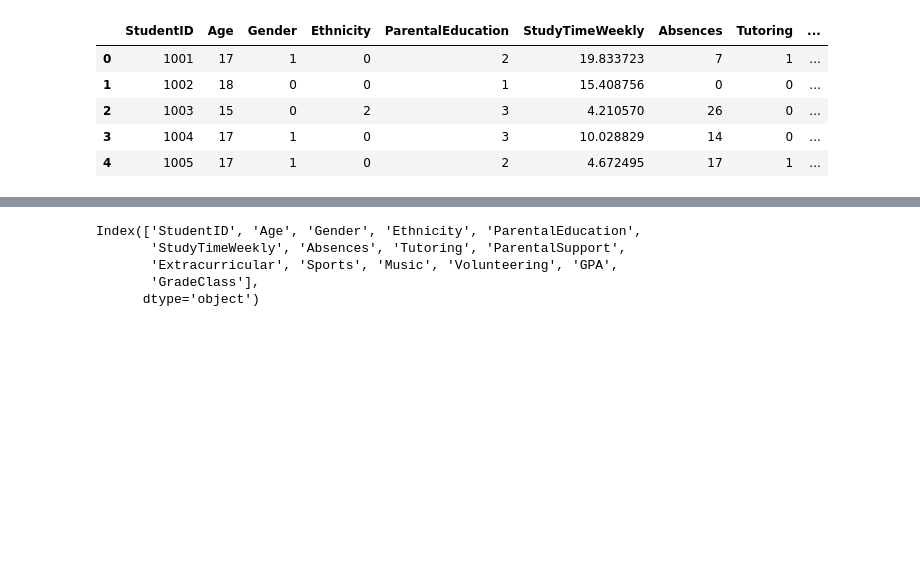
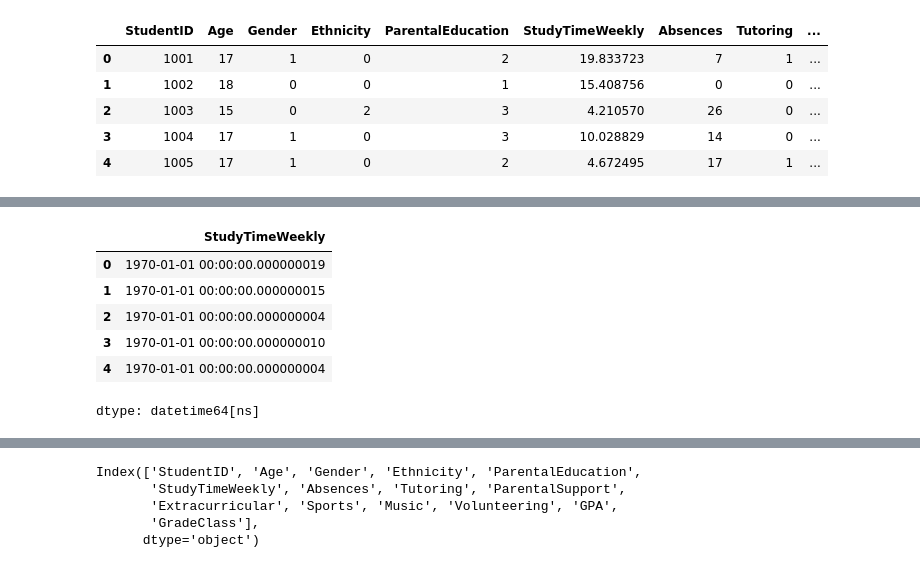
Before and after one commit to rebeca07-pedrozo/Python_ciencia_de_datos, a Jupyter notebook: Students_Performance_Data_.ipynb, the cells around one changed output, grey strips where cells are left out. Saved outputs shown, nothing was run; the diff lists cells and outputs as text; code cells hidden in the pictures; blank space fills up the shorter version.

```diff
--- a/Students_Performance_Data_.ipynb
+++ b/Students_Performance_Data_.ipynb
@@ -46,3 +87,13 @@ datos.head()
+# %%
+datos['StudyTimeWeekly'].head()
+# %% [output]
+|  | StudyTimeWeekly |
+| 0 | 1970-01-01 00:00:00.000000019 |
+| 1 | 1970-01-01 00:00:00.000000015 |
+| 2 | 1970-01-01 00:00:00.000000004 |
+| 3 | 1970-01-01 00:00:00.000000010 |
+| 4 | 1970-01-01 00:00:00.000000004 |
+dtype: datetime64[ns]
 # %%
 Description=datos.describe()
 print(Description)
```
Also changed, not shown: parts of 14 cells of this notebook.
